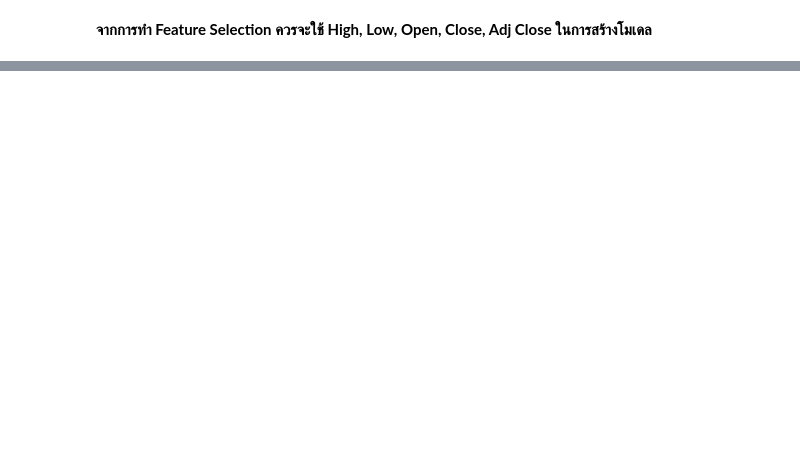
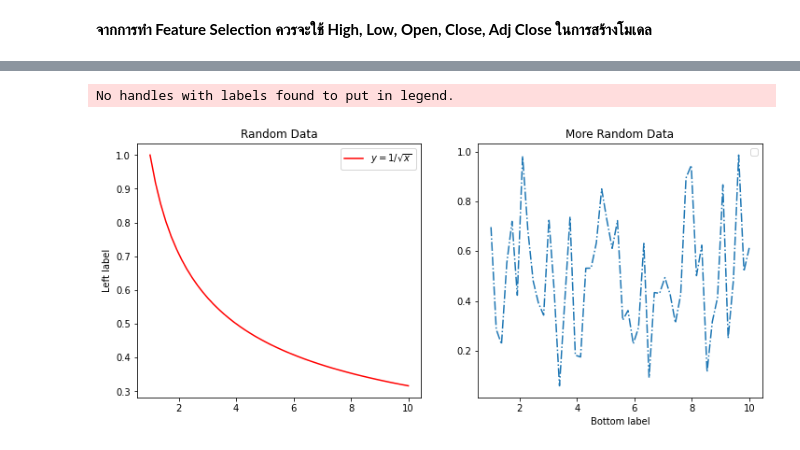
Before and after one commit to pro10150/stock-prediction, a Jupyter notebook: stock-prediction.ipynb, the cells around one changed output, grey strips where cells are left out. Saved outputs shown, nothing was run; the diff lists cells and outputs as text; code cells hidden in the pictures; blank space fills up the shorter version.

```diff
--- a/stock-prediction.ipynb
+++ b/stock-prediction.ipynb
@@ -98,3 +156,8 @@ Adj Close    1.000000
 Name: Close, dtype: float64
 # %% [markdown]
 **จากการทำ Feature Selection ควรจะใช้ High, Low, Open, Close, Adj Close ในการสร้างโมเดล**
+# %%
+close = df['Close']
+# %%
+df['RSI14'] = talib.RSI(close, timeperiod=14)
+df
@@ -100,0 +179,37 @@ Name: Close, dtype: float64
+# %%
+import numpy as np
+import matplotlib.pyplot as plt
+np.random.seed(123)
+
+# Some generic data to fill our chart:
+x = df['Date']
+y1 = 1/np.sqrt(x)
+y2 = np.random.random(50)
+
+# Create our figure and specify the size:
+fig = plt.figure(figsize=(12, 5))
+
+# Create the subplots and assign them to a variable name:
+ax1 = plt.subplot(1, 2, 1)
+ax2 = plt.subplot(1, 2, 2)
+
+# Now plot the data on each of the subplots
+ax1.plot(x, y1, color='red', label=('$y = 1/\sqrt{x}$'))
+ax2.plot(x, y2, linestyle='-.')
+
+# Add a title to each subplot
+ax1.set_title('Random Data')
+ax2.set_title('More Random Data')
+
+# Add labels to the horizontal and vertical axes
+ax1.set_ylabel('Left label')
+ax2.set_xlabel('Bottom label')
+
+# This is how we make the legends visible in the subplots:
+ax1.legend()
+ax2.legend()
+
+plt.show()
+# %% [output]
+No handles with labels found to put in legend.
+[figure, added]
```
Also changed, not shown: parts of 10 cells of this notebook.
